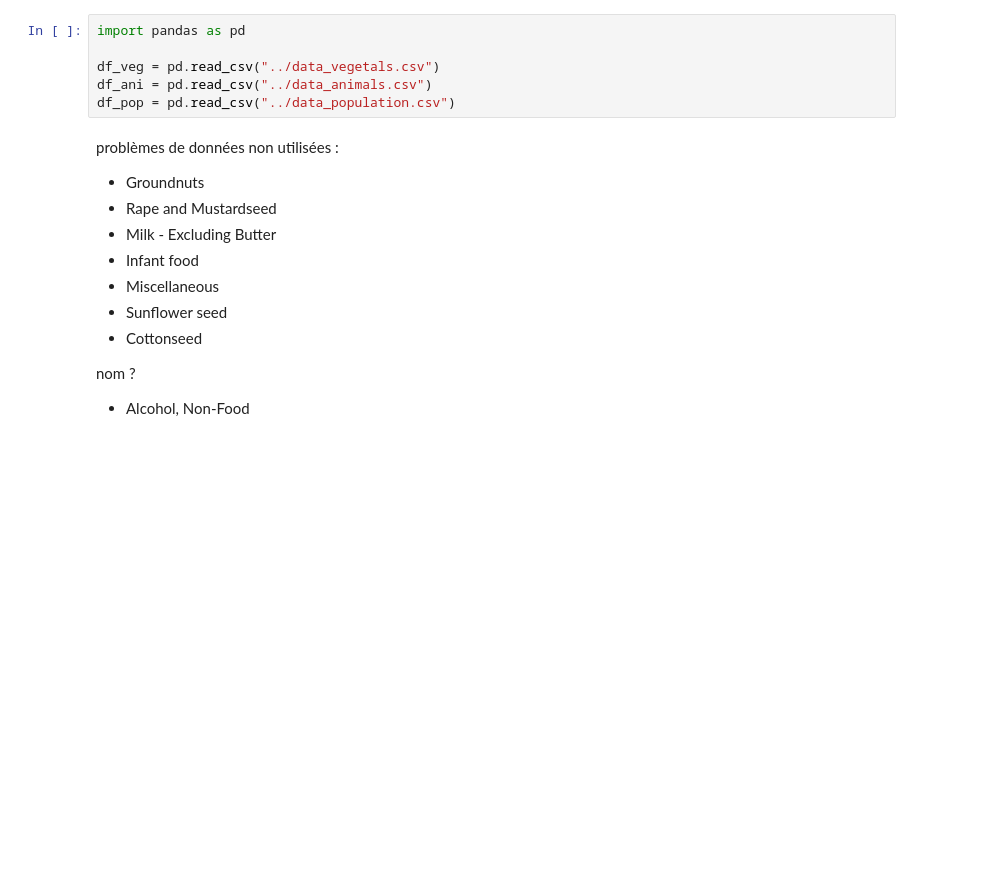
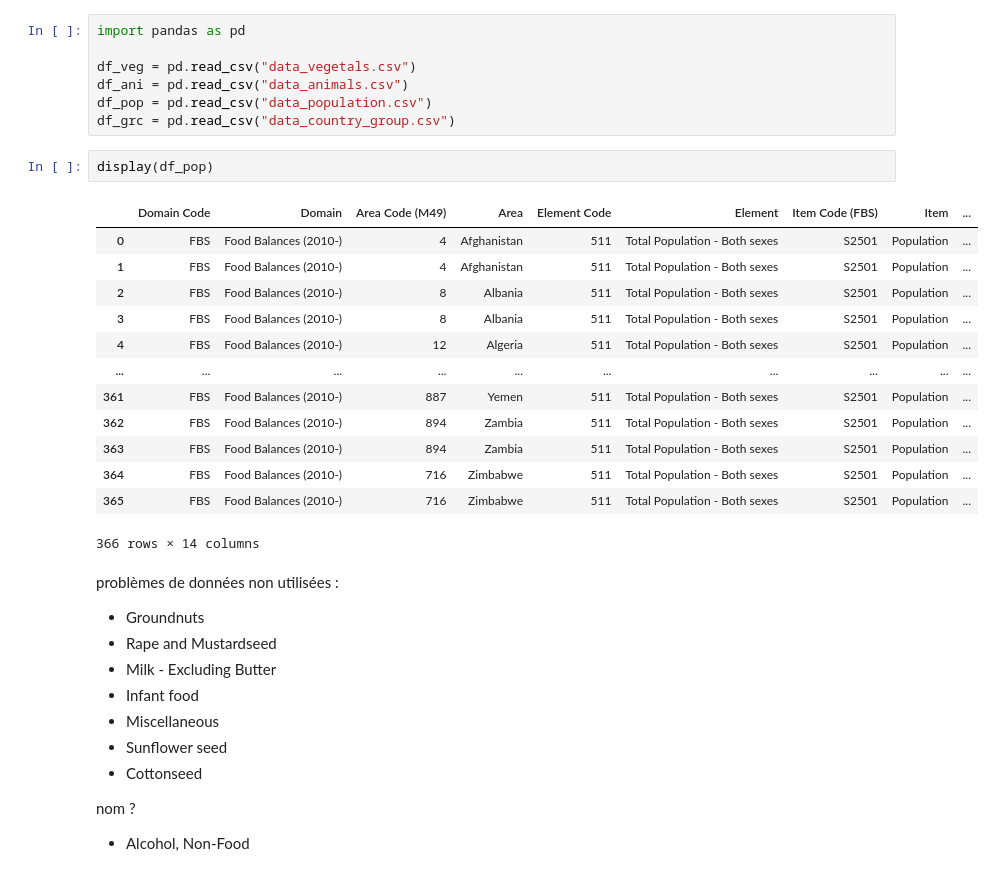
Before and after one commit to Hamza-Benhammou/brief_data_CCH, a Jupyter notebook: chris_test.ipynb, the cells around one changed output. Saved outputs shown, nothing was run; the diff lists cells and outputs as text; blank space fills up the shorter version.

```diff
--- a/chris_test.ipynb
+++ b/chris_test.ipynb
@@ -1,9 +1,26 @@
 # %%
 import pandas as pd
 
-df_veg = pd.read_csv("../data_vegetals.csv")
-df_ani = pd.read_csv("../data_animals.csv")
-df_pop = pd.read_csv("../data_population.csv")
+df_veg = pd.read_csv("data_vegetals.csv")
+df_ani = pd.read_csv("data_animals.csv")
+df_pop = pd.read_csv("data_population.csv")
+df_grc = pd.read_csv("data_country_group.csv")
+# %%
+display(df_pop)
+# %% [output]
+|  | Domain Code | Domain | Area Code (M49) | Area | Element Code | Element | Item Code (FBS) | Item | ... |
+| 0 | FBS | Food Balances (2010-) | 4 | Afghanistan | 511 | Total Population - Both sexes | S2501 | Population | ... |
+| 1 | FBS | Food Balances (2010-) | 4 | Afghanistan | 511 | Total Population - Both sexes | S2501 | Population | ... |
+| 2 | FBS | Food Balances (2010-) | 8 | Albania | 511 | Total Population - Both sexes | S2501 | Population | ... |
+| 3 | FBS | Food Balances (2010-) | 8 | Albania | 511 | Total Population - Both sexes | S2501 | Population | ... |
+| 4 | FBS | Food Balances (2010-) | 12 | Algeria | 511 | Total Population - Both sexes | S2501 | Population | ... |
+| ... | ... | ... | ... | ... | ... | ... | ... | ... | ... |
+| 361 | FBS | Food Balances (2010-) | 887 | Yemen | 511 | Total Population - Both sexes | S2501 | Population | ... |
+| 362 | FBS | Food Balances (2010-) | 894 | Zambia | 511 | Total Population - Both sexes | S2501 | Population | ... |
+| 363 | FBS | Food Balances (2010-) | 894 | Zambia | 511 | Total Population - Both sexes | S2501 | Population | ... |
+| 364 | FBS | Food Balances (2010-) | 716 | Zimbabwe | 511 | Total Population - Both sexes | S2501 | Population | ... |
+| 365 | FBS | Food Balances (2010-) | 716 | Zimbabwe | 511 | Total Population - Both sexes | S2501 | Population | ... |
+366 rows × 14 columns
 # %% [markdown]
 problèmes de données non utilisées :
 * Groundnuts
```
Also changed, not shown: parts of 38 cells of this notebook, 1 other file.
